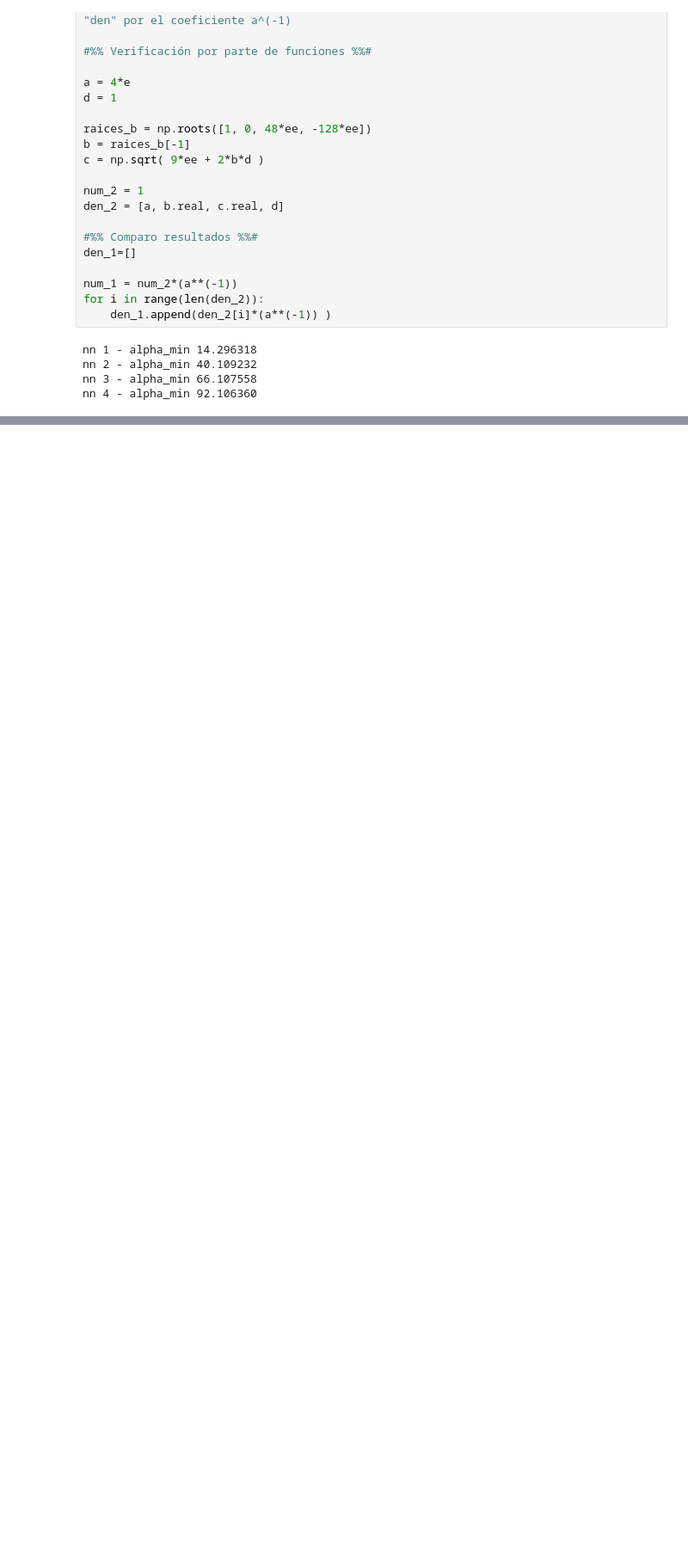
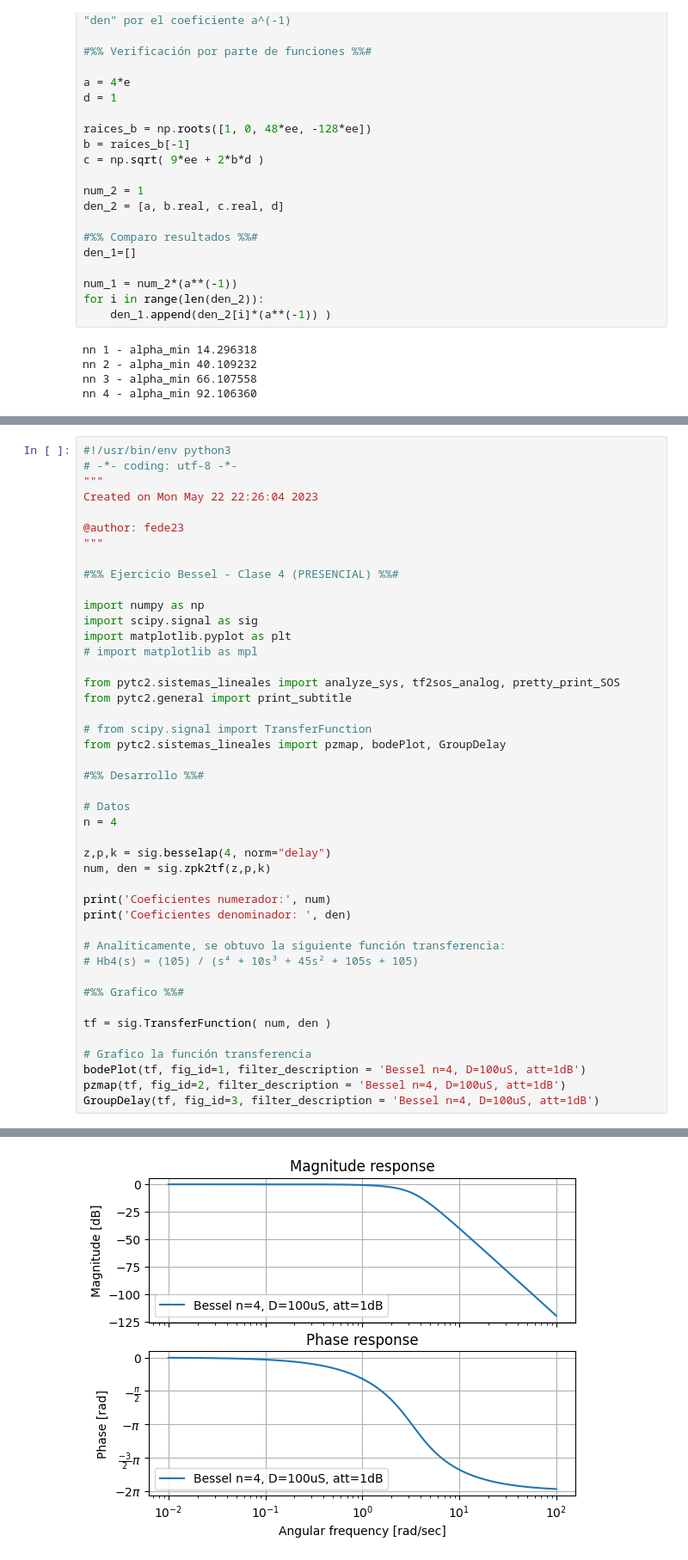
Before and after one commit to falbero23/TC2-R4001-2023, a Jupyter notebook: Evidencias/Clase4/Evidencias_Clase_4.ipynb, the cells around one changed output, grey strips where cells are left out. Shown: that part at 86% size. Saved outputs shown, nothing was run; the diff lists cells and outputs as text; blank space fills up the shorter version.

Commit message:
Evidencias clase 4 completa

```diff
--- a/Evidencias/Clase4/Evidencias_Clase_4.ipynb
+++ b/Evidencias/Clase4/Evidencias_Clase_4.ipynb
@@ -112,0 +199,45 @@ nn 4 - alpha_min 92.106360
+# %%
+#!/usr/bin/env python3
+# -*- coding: utf-8 -*-
+"""
+Created on Mon May 22 22:26:04 2023
+
+@author: fede23
+"""
+
+#%% Ejercicio Bessel - Clase 4 (PRESENCIAL) %%#
+
+import numpy as np
+import scipy.signal as sig
+import matplotlib.pyplot as plt
+# import matplotlib as mpl
+
+from pytc2.sistemas_lineales import analyze_sys, tf2sos_analog, pretty_print_SOS
+from pytc2.general import print_subtitle
+
+# from scipy.signal import TransferFunction
+from pytc2.sistemas_lineales import pzmap, bodePlot, GroupDelay
+
+#%% Desarrollo %%#
+
+# Datos
+n = 4
+
+z,p,k = sig.besselap(4, norm="delay")
+num, den = sig.zpk2tf(z,p,k)
+
+print('Coeficientes numerador:', num)
+print('Coeficientes denominador: ', den)
+
+# Analíticamente, se obtuvo la siguiente función transferencia:
+# Hb4(s) = (105) / (s⁴ + 10s³ + 45s² + 105s + 105)
+
+#%% Grafico %%#
+
+tf = sig.TransferFunction( num, den )
+
+# Grafico la función transferencia
+bodePlot(tf, fig_id=1, filter_description = 'Bessel n=4, D=100uS, att=1dB')
+pzmap(tf, fig_id=2, filter_description = 'Bessel n=4, D=100uS, att=1dB')
+GroupDelay(tf, fig_id=3, filter_description = 'Bessel n=4, D=100uS, att=1dB')
+# %% [output]
@@ -112,0 +248 @@ nn 4 - alpha_min 92.106360
+[figure, added]
```
Also changed, not shown: parts of 8 cells of this notebook, 4 other files.
